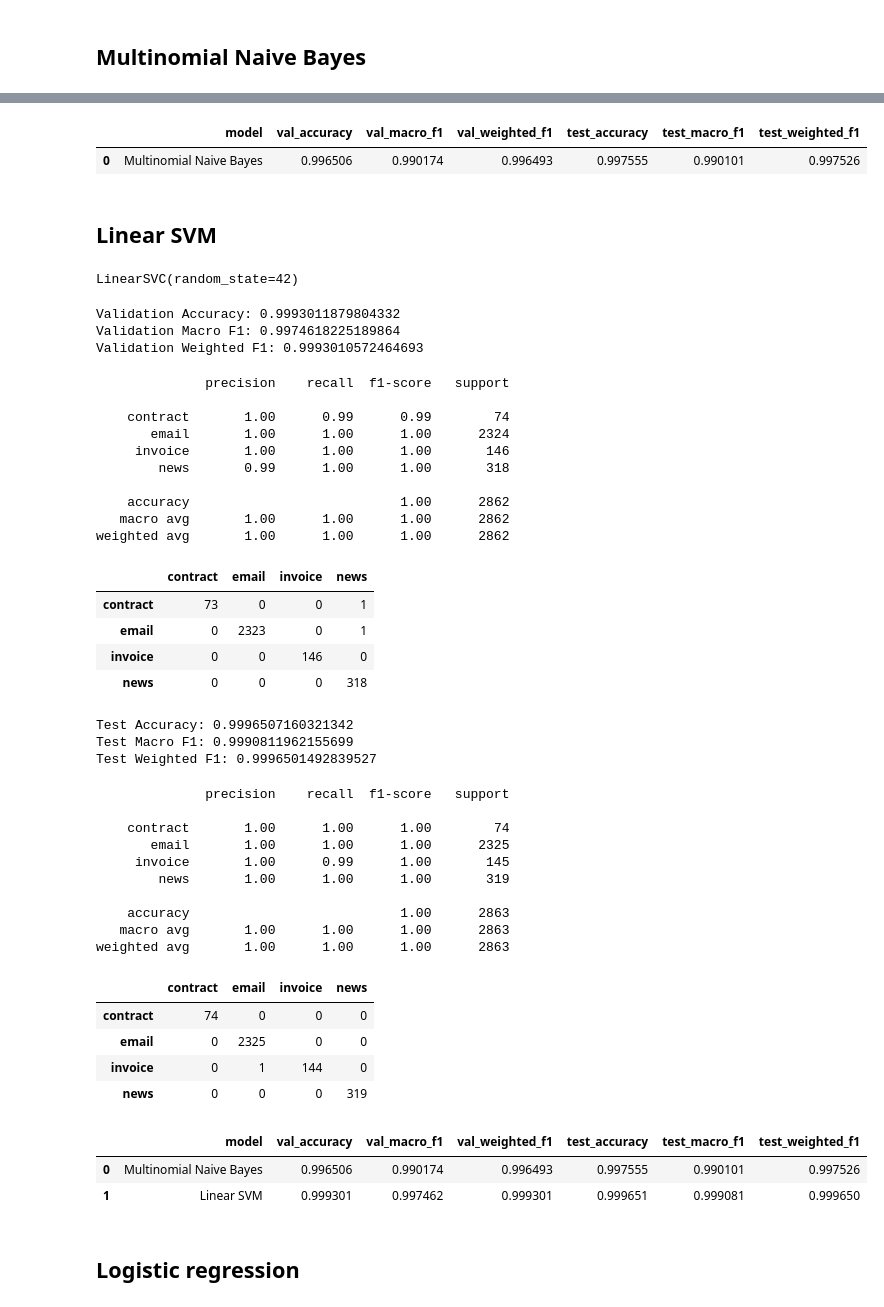
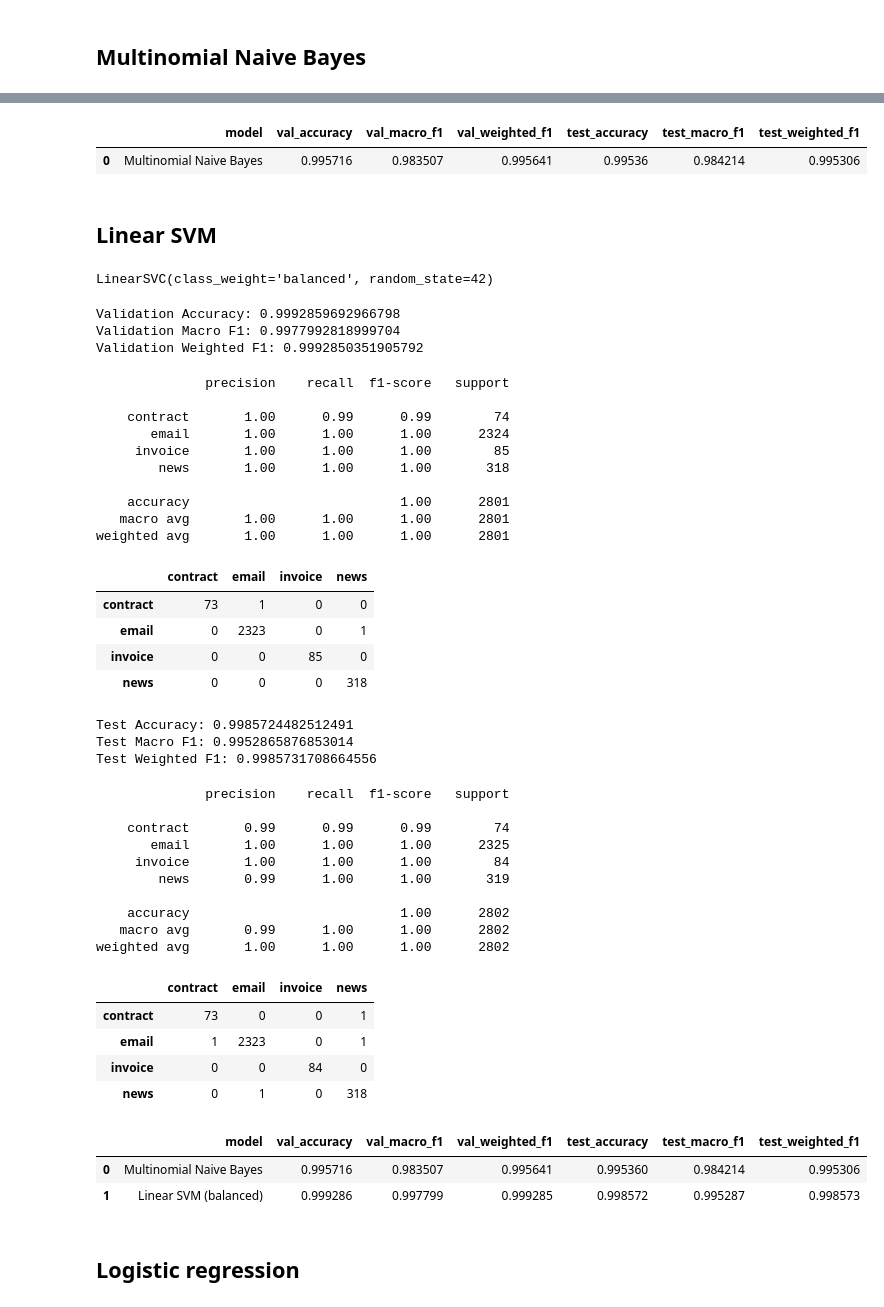
Before and after one commit to adriFCM/Document-Classification-and-Information-Extraction-, a Jupyter notebook: notebooks/04_classification.ipynb, the cells around one changed output, grey strips where cells are left out. Cells and saved outputs as stored; diff of their text form; code cells hidden in the pictures.

Commit message:
new models added and connected to frontend

```diff
--- a/notebooks/04_classification.ipynb
+++ b/notebooks/04_classification.ipynb
@@ -58,3 +58,11 @@ df_model.shape
 # %%
-X = df_model["text"]
+import sys
+sys.path.insert(0, str(project_root))
+from src.preprocessing import clean_for_classifier
+
+# Apply the same clean_for_classifier used at inference time so that the
+# invoice indicator tokens (__inv_header__, __bill_to__, etc.) appear in the
+# training vocabulary and get assigned meaningful TF-IDF weights.
+X = df_model["text"].apply(clean_for_classifier)
 y = df_model["doc_type"]
+print(f"Sample cleaned invoice text:\n{X[y == 'invoice'].iloc[0][:300]}")
@@ -124,9 +139,7 @@ X_train_tfidf = tfidf.fit_transform(X_train)
 X_val_tfidf = tfidf.transform(X_val)
 X_test_tfidf = tfidf.transform(X_test)
 # %%
-X_train_tfidf = tfidf.fit_transform(X_train)
-X_val_tfidf = tfidf.transform(X_val)
-X_test_tfidf = tfidf.transform(X_test)
+# Duplicate TF-IDF fit removed — vectorizer is fitted once in the cell above.
 # %%
 print("X_train_tfidf:", X_train_tfidf.shape)
 print("X_val_tfidf:", X_val_tfidf.shape)
@@ -224,14 +237,14 @@ nb_results = pd.DataFrame({
 nb_results
 # %% [output]
 |  | model | val_accuracy | val_macro_f1 | val_weighted_f1 | test_accuracy | test_macro_f1 | test_weighted_f1 |
-| 0 | Multinomial Naive Bayes | 0.996506 | 0.990174 | 0.996493 | 0.997555 | 0.990101 | 0.997526 |
+| 0 | Multinomial Naive Bayes | 0.995716 | 0.983507 | 0.995641 | 0.99536 | 0.984214 | 0.995306 |
 # %% [markdown]
 ## Linear SVM
 # %%
-svm_model = LinearSVC(random_state=42)
+svm_model = LinearSVC(random_state=42, class_weight='balanced')
 svm_model.fit(X_train_tfidf, y_train)
 # %% [output]
-LinearSVC(random_state=42)
+LinearSVC(class_weight='balanced', random_state=42)
 # %%
 y_val_pred_svm = svm_model.predict(X_val_tfidf)
 y_test_pred_svm = svm_model.predict(X_test_tfidf)
@@ -240,9 +253,9 @@ print("Validation Accuracy:", accuracy_score(y_val, y_val_pred_svm))
 print("Validation Macro F1:", f1_score(y_val, y_val_pred_svm, average="macro"))
 print("Validation Weighted F1:", f1_score(y_val, y_val_pred_svm, average="weighted"))
 # %% [output]
-Validation Accuracy: 0.9993011879804332
-Validation Macro F1: 0.9974618225189864
-Validation Weighted F1: 0.9993010572464693
+Validation Accuracy: 0.9992859692966798
+Validation Macro F1: 0.9977992818999704
+Validation Weighted F1: 0.9992850351905792
 # %%
 print(classification_report(y_val, y_val_pred_svm))
 # %% [output]
@@ -250,12 +263,12 @@ print(classification_report(y_val, y_val_pred_svm))
 
     contract       1.00      0.99      0.99        74
        email       1.00      1.00      1.00      2324
-     invoice       1.00      1.00      1.00       146
-        news       0.99      1.00      1.00       318
+     invoice       1.00      1.00      1.00        85
+        news       1.00      1.00      1.00       318
 
-    accuracy                           1.00      2862
-   macro avg       1.00      1.00      1.00      2862
-weighted avg       1.00      1.00      1.00      2862
+    accuracy                           1.00      2801
+   macro avg       1.00      1.00      1.00      2801
+weighted avg       1.00      1.00      1.00      2801
 # %%
 val_cm_svm = pd.DataFrame(
     confusion_matrix(y_val, y_val_pred_svm, labels=svm_model.classes_),
@@ -265,31 +278,31 @@ val_cm_svm = pd.DataFrame(
 val_cm_svm
 # %% [output]
 |  | contract | email | invoice | news |
-| contract | 73 | 0 | 0 | 1 |
+| contract | 73 | 1 | 0 | 0 |
 | email | 0 | 2323 | 0 | 1 |
-| invoice | 0 | 0 | 146 | 0 |
+| invoice | 0 | 0 | 85 | 0 |
 | news | 0 | 0 | 0 | 318 |
 # %%
 print("Test Accuracy:", accuracy_score(y_test, y_test_pred_svm))
 print("Test Macro F1:", f1_score(y_test, y_test_pred_svm, average="macro"))
 print("Test Weighted F1:", f1_score(y_test, y_test_pred_svm, average="weighted"))
 # %% [output]
-Test Accuracy: 0.9996507160321342
-Test Macro F1: 0.9990811962155699
-Test Weighted F1: 0.9996501492839527
+Test Accuracy: 0.9985724482512491
+Test Macro F1: 0.9952865876853014
+Test Weighted F1: 0.9985731708664556
 # %%
 print(classification_report(y_test, y_test_pred_svm))
 # %% [output]
               precision    recall  f1-score   support
 
-    contract       1.00      1.00      1.00        74
+    contract       0.99      0.99      0.99        74
        email       1.00      1.00      1.00      2325
-     invoice       1.00      0.99      1.00       145
-        news       1.00      1.00      1.00       319
+     invoice       1.00      1.00      1.00        84
+        news       0.99      1.00      1.00       319
 
-    accuracy                           1.00      2863
-   macro avg       1.00      1.00      1.00      2863
-weighted avg       1.00      1.00      1.00      2863
+    accuracy                           1.00      2802
+   macro avg       0.99      1.00      1.00      2802
+weighted avg       1.00      1.00      1.00      2802
 # %%
 test_cm_svm = pd.DataFrame(
     confusion_matrix(y_test, y_test_pred_svm, labels=svm_model.classes_),
@@ -299,26 +312,26 @@ test_cm_svm = pd.DataFrame(
 test_cm_svm
 # %% [output]
 |  | contract | email | invoice | news |
-| contract | 74 | 0 | 0 | 0 |
-| email | 0 | 2325 | 0 | 0 |
-| invoice | 0 | 1 | 144 | 0 |
-| news | 0 | 0 | 0 | 319 |
+| contract | 73 | 0 | 0 | 1 |
+| email | 1 | 2323 | 0 | 1 |
+| invoice | 0 | 0 | 84 | 0 |
+| news | 0 | 1 | 0 | 318 |
 # %%
 svm_results = pd.DataFrame({
-    "model": ["Linear SVM"],
+    "model": ["Linear SVM (balanced)"],
     "val_accuracy": [accuracy_score(y_val, y_val_pred_svm)],
     "val_macro_f1": [f1_score(y_val, y_val_pred_svm, average="macro")],
     "val_weighted_f1": [f1_score(y_val, y_val_pred_svm, average="weighted")],
     "test_accuracy": [accuracy_score(y_test, y_test_pred_svm)],
     "test_macro_f1": [f1_score(y_test, y_test_pred_svm, average="macro")],
     "test_weighted_f1": [f1_score(y_test, y_test_pred_svm, average="weighted")]
 })
 
 pd.concat([nb_results, svm_results], ignore_index=True)
 # %% [output]
 |  | model | val_accuracy | val_macro_f1 | val_weighted_f1 | test_accuracy | test_macro_f1 | test_weighted_f1 |
-| 0 | Multinomial Naive Bayes | 0.996506 | 0.990174 | 0.996493 | 0.997555 | 0.990101 | 0.997526 |
-| 1 | Linear SVM | 0.999301 | 0.997462 | 0.999301 | 0.999651 | 0.999081 | 0.999650 |
+| 0 | Multinomial Naive Bayes | 0.995716 | 0.983507 | 0.995641 | 0.995360 | 0.984214 | 0.995306 |
+| 1 | Linear SVM (balanced) | 0.999286 | 0.997799 | 0.999285 | 0.998572 | 0.995287 | 0.998573 |
 # %% [markdown]
 ## Logistic regression
 # %%
```
Also changed, not shown: parts of 56 cells of this notebook, 12 other files.
